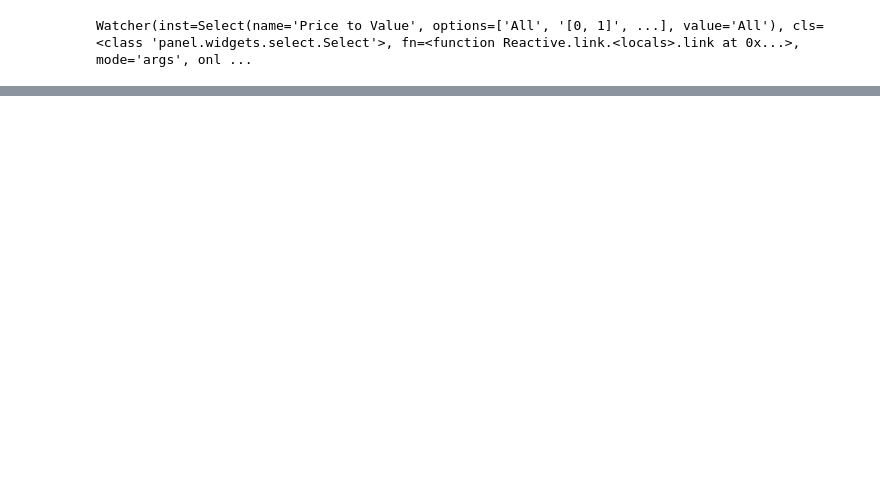
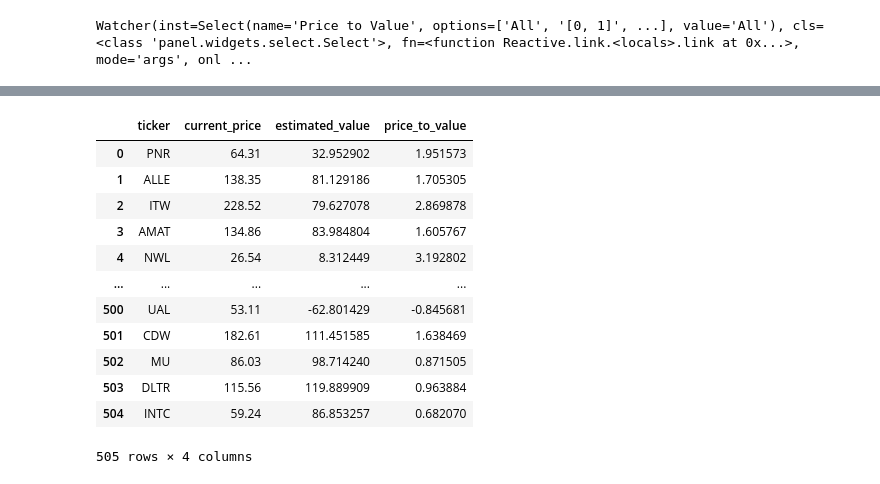
Before and after one commit to dark7wind/stock_fundamental_valuation, a Jupyter notebook: dashboard/dashboard_show_valuation_result.ipynb, the cells around one changed output, grey strips where cells are left out. Cells and saved outputs as stored; diff of their text form; code cells hidden in the pictures; blank space fills up the shorter version.

```diff
--- a/dashboard/dashboard_show_valuation_result.ipynb
+++ b/dashboard/dashboard_show_valuation_result.ipynb
@@ -78,3 +82,19 @@ panel = pn.Row(pn.Column(widget_file_input, widget_cross_selector_ticker, widget
 panel
 # %% [output]
 [interactive output not drawn]
+# %%
+widget_df_load_copy.value
+# %% [output]
+|  | ticker | current_price | estimated_value | price_to_value |
+| 0 | PNR | 64.31 | 32.952902 | 1.951573 |
+| 1 | ALLE | 138.35 | 81.129186 | 1.705305 |
+| 2 | ITW | 228.52 | 79.627078 | 2.869878 |
+| 3 | AMAT | 134.86 | 83.984804 | 1.605767 |
+| 4 | NWL | 26.54 | 8.312449 | 3.192802 |
+| ... | ... | ... | ... | ... |
+| 500 | UAL | 53.11 | -62.801429 | -0.845681 |
+| 501 | CDW | 182.61 | 111.451585 | 1.638469 |
+| 502 | MU | 86.03 | 98.714240 | 0.871505 |
+| 503 | DLTR | 115.56 | 119.889909 | 0.963884 |
+| 504 | INTC | 59.24 | 86.853257 | 0.682070 |
+505 rows × 4 columns
```
Also changed, not shown: parts of 1 cell of this notebook, 1 other file.
